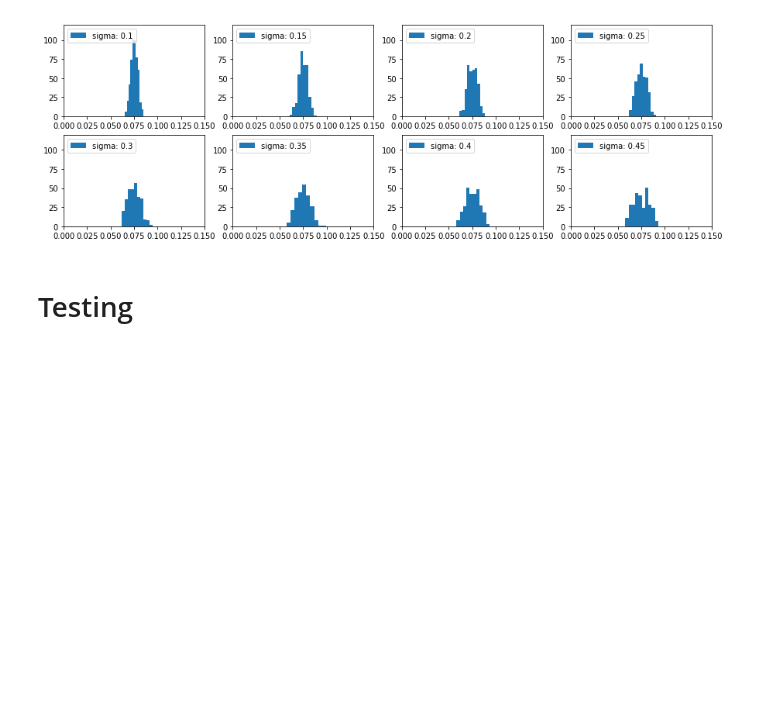
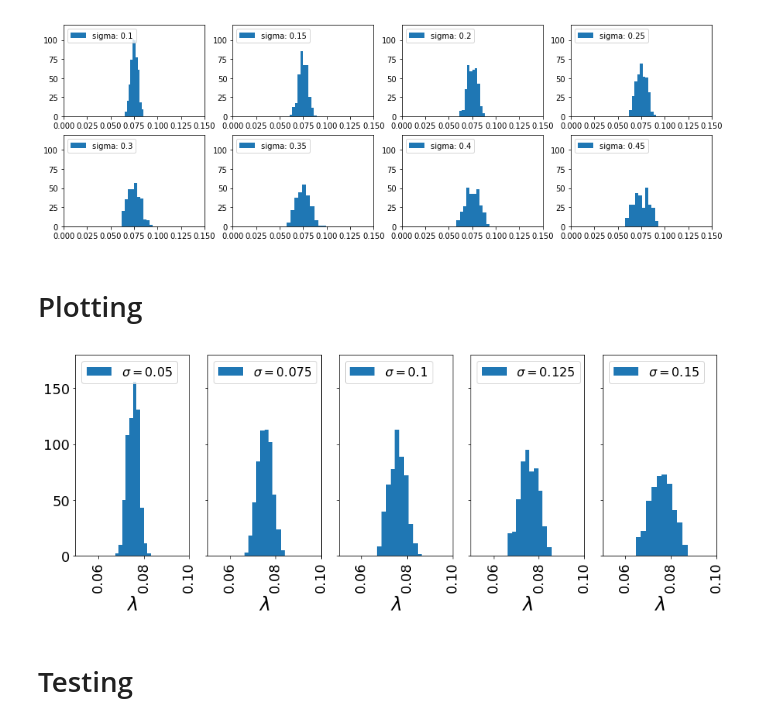
Before and after one commit to hajians/UQ, a Jupyter notebook: notebooks/uq-scalar-data.ipynb, the cells around one changed output. Drawn from its saved outputs; the diff is of its cells as text; code cells hidden in the pictures; blank space fills up the shorter version.

Commit message:
plotting is added

```diff
--- a/notebooks/uq-scalar-data.ipynb
+++ b/notebooks/uq-scalar-data.ipynb
@@ -206,5 +206,38 @@ for idx, (sigma, result) in enumerate(post_results):
 [figure]
 # %%
 fig.savefig("/Home/varioper/hajian/UQ/results/sigma.png")
+# %% [markdown]
+# Plotting
+# %%
+import json
+INPUT = "results.json"
+with open(INPUT, "r") as fp:
+    post_results = json.load(fp)
+# %%
+import matplotlib.pyplot as plt
+
+fig = plt.figure(figsize=(12.5, 5))
+fig.subplots_adjust(hspace=0.35, wspace=0.15)
+
+N_COL = 5
+
+for idx, (sigma, result) in enumerate(post_results[:N_COL]):
+    ax = fig.add_subplot(1, N_COL, idx+1)
+    tmp = ax.hist(result,  normed=True, bins=10, label="$\sigma = {}$".format(sigma))
+    plt.xlabel("$\lambda$", fontsize=24)
+    plt.locator_params(nbins=4)
+    if idx%N_COL!=0:
+        ax.tick_params(axis='y', labelleft=False)
+    plt.yticks(fontsize=18)
+    plt.xticks(fontsize=18, rotation=90)
+
+    ax.set_xlim(0.05, 0.10)
+    ax.set_ylim(0, 180)
+    ax.legend(loc='upper left', fontsize=16)
+
+plt.tight_layout()
+plt.savefig("../results/eps.pgf")
+# %% [output]
+[figure, added]
 # %% [markdown]
 # Testing
```
